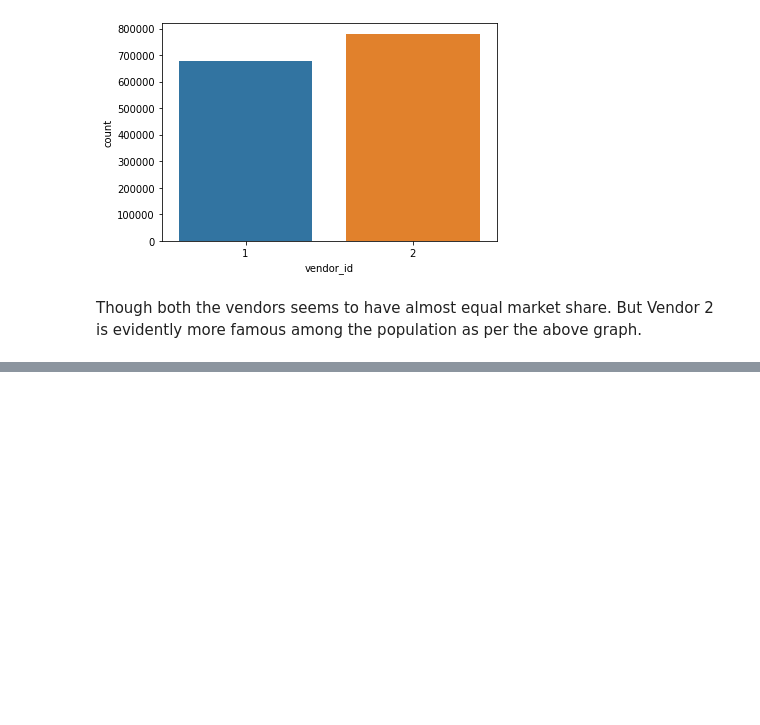
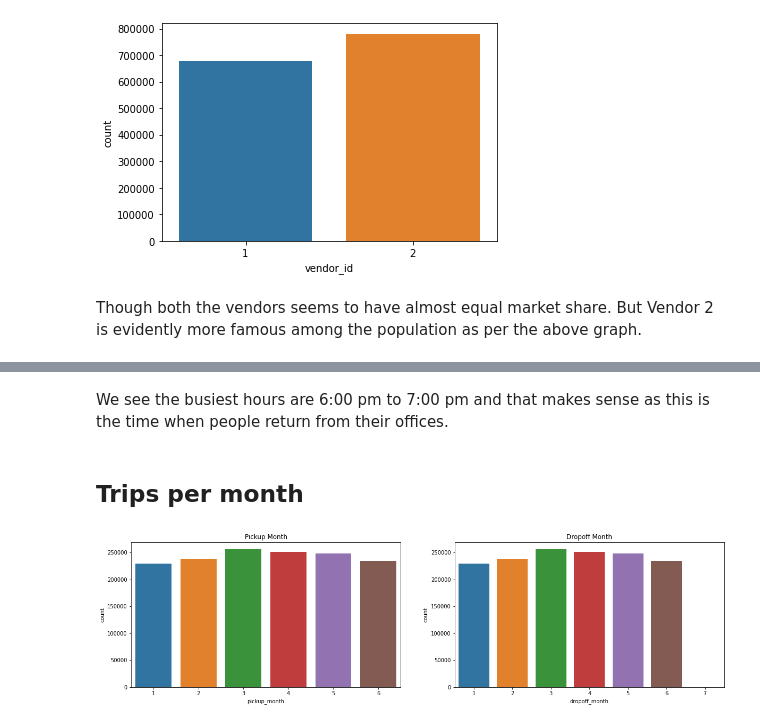
Before and after one commit to farhanraza200001/NYC-taxi-trip-time-prediction, a Jupyter notebook: NYC_Taxi_Trip_Time_Prediction_Capstone_Project.ipynb, the cells around one changed output, grey strips where cells are left out. Drawn from its saved outputs; the diff is of its cells as text; code cells hidden in the pictures; blank space fills up the shorter version.

```diff
--- a/NYC_Taxi_Trip_Time_Prediction_Capstone_Project.ipynb
+++ b/NYC_Taxi_Trip_Time_Prediction_Capstone_Project.ipynb
@@ -513,0 +513,12 @@ Though both the vendors seems to have almost equal market share. But Vendor 2 is
+# %% [markdown]
+We see the busiest hours are 6:00 pm to 7:00 pm and that makes sense as this is the time when people return from their offices.
+# %% [markdown]
+## **Trips per month**
+# %%
+figure,(ax11,ax12)=plt.subplots(ncols=2,figsize=(20,5))
+ax11.set_title('Pickup Month')
+ax=sns.countplot(x="pickup_month",data=df,ax=ax11)
+ax12.set_title('Dropoff Month')
+ax=sns.countplot(x="dropoff_month",data=df,ax=ax12)
+# %% [output]
+[figure, added]
```
Also changed, not shown: parts of 36 cells of this notebook.
